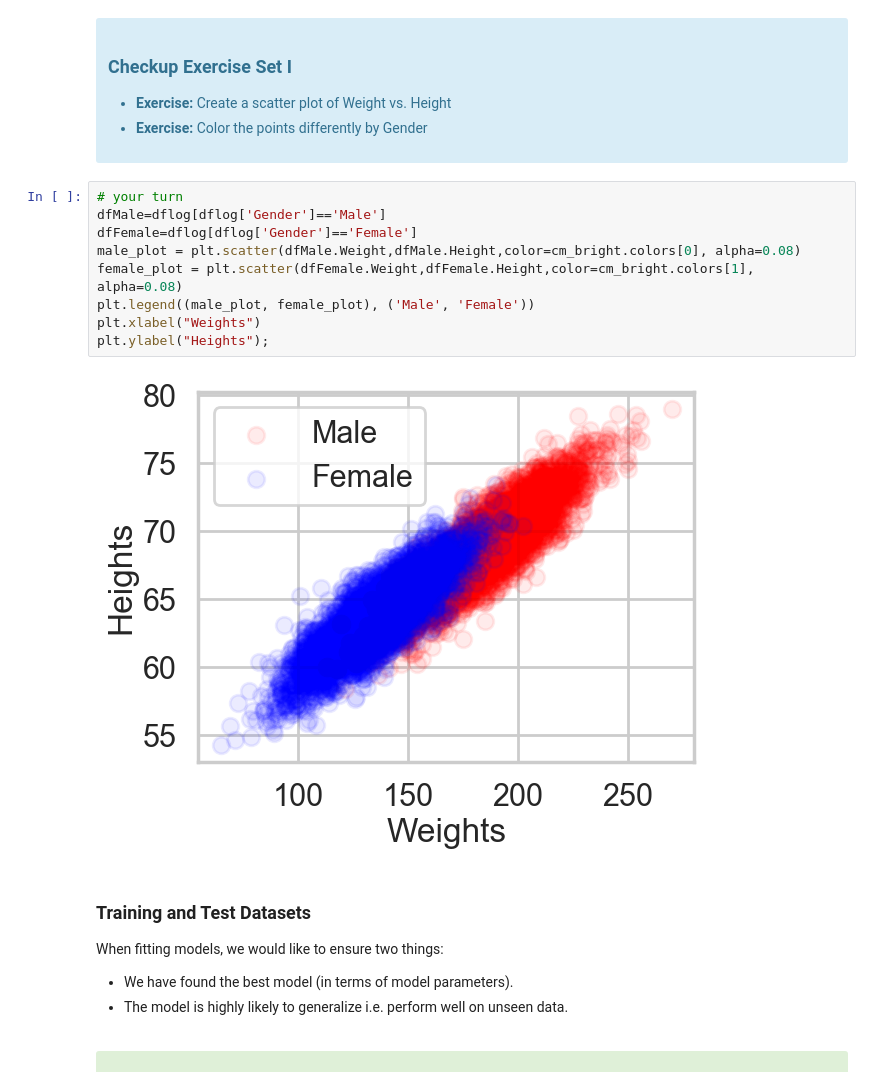
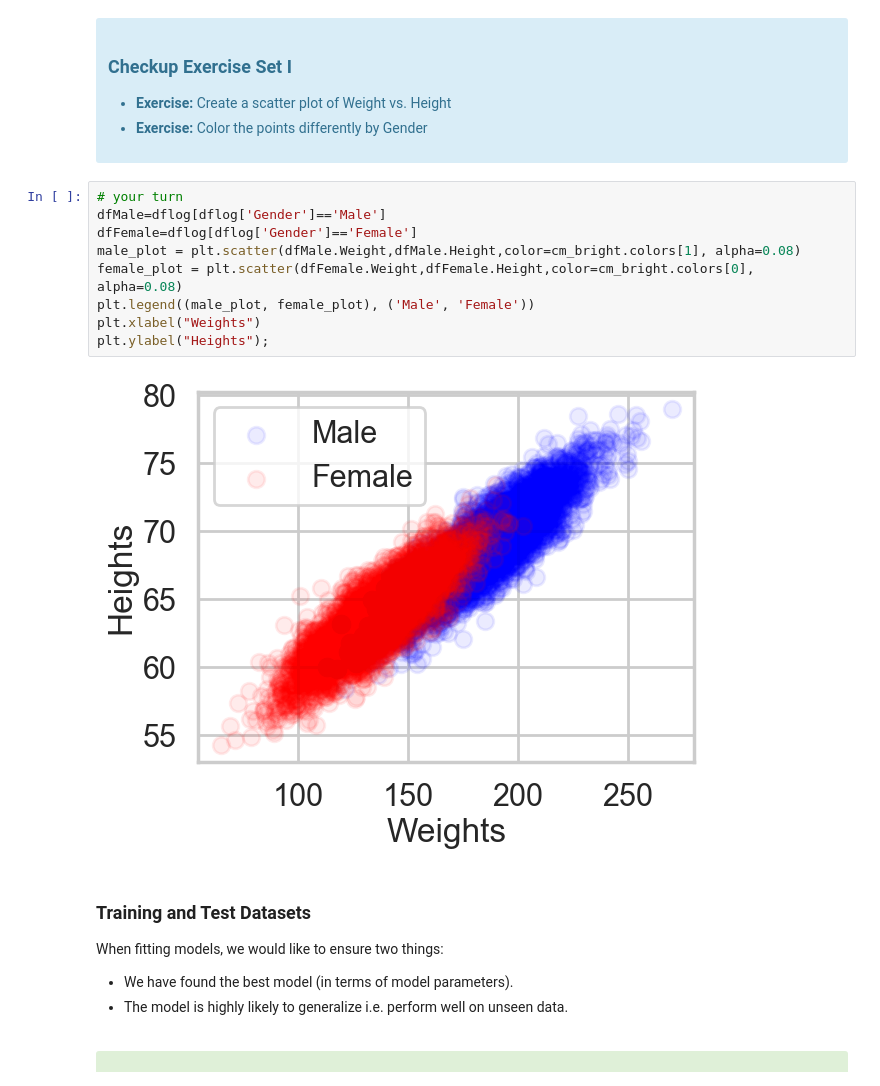
Before and after one commit to sandra-nguemto/logistic-regression-mini-project, a Jupyter notebook: Mini_Project_Logistic_Regression.ipynb, the cells around one changed output. Drawn from its saved outputs; the diff is of its cells as text.

```diff
--- a/Mini_Project_Logistic_Regression.ipynb
+++ b/Mini_Project_Logistic_Regression.ipynb
@@ -123,14 +123,14 @@ with the "response" or "label" $y$ as a plain array of 0s and 1s for binary clas
 # %%
 # your turn
 dfMale=dflog[dflog['Gender']=='Male']
 dfFemale=dflog[dflog['Gender']=='Female']
-male_plot = plt.scatter(dfMale.Weight,dfMale.Height,color=cm_bright.colors[0], alpha=0.08)
-female_plot = plt.scatter(dfFemale.Weight,dfFemale.Height,color=cm_bright.colors[1], alpha=0.08)
+male_plot = plt.scatter(dfMale.Weight,dfMale.Height,color=cm_bright.colors[1], alpha=0.08)
+female_plot = plt.scatter(dfFemale.Weight,dfFemale.Height,color=cm_bright.colors[0], alpha=0.08)
 plt.legend((male_plot, female_plot), ('Male', 'Female'))
 plt.xlabel("Weights")
 plt.ylabel("Heights");
 # %% [output]
-[figure, old version]
+[figure, new version]
 # %% [markdown]
 ### Training and Test Datasets
 
```
Also changed, not shown: parts of 9 cells of this notebook.
